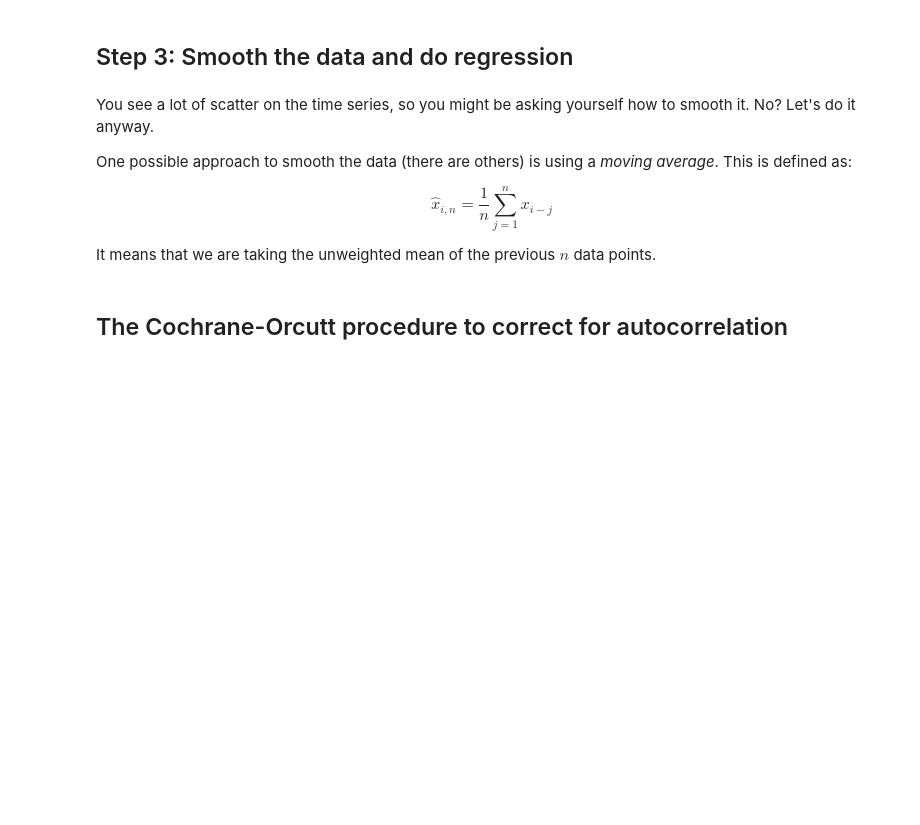
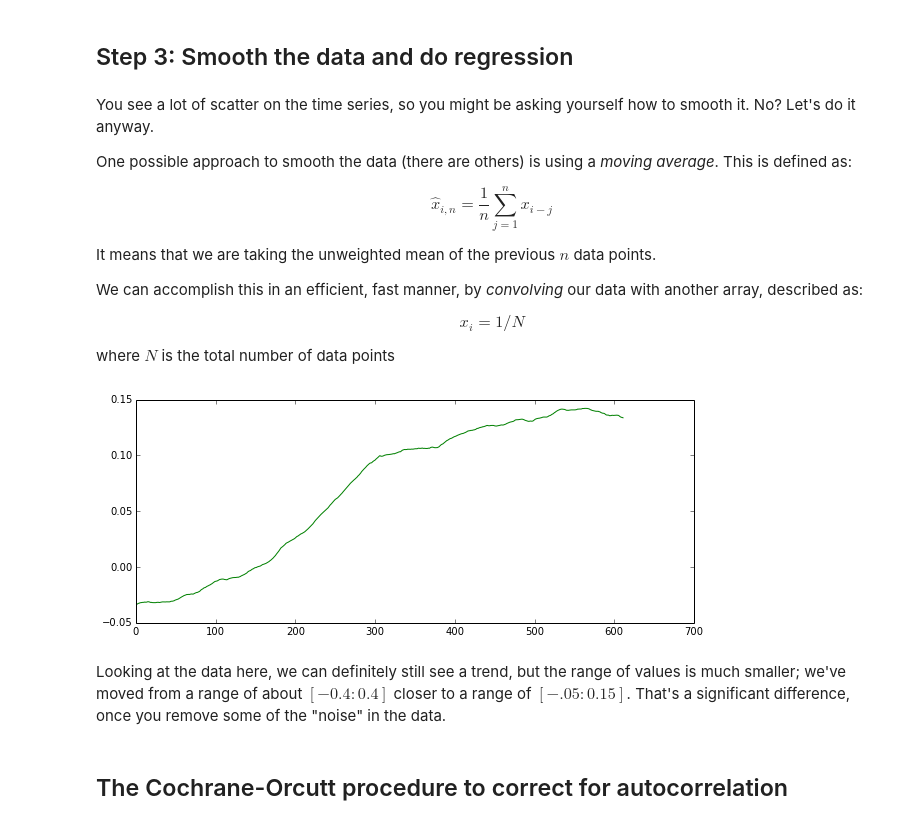
Before and after one commit to barbagroup/JITcode-MechE, a Jupyter notebook: lessons/01_Lesson01_ReadAndPlot.ipynb, the cells around one changed output. Cells and saved outputs as stored; diff of their text form; code cells hidden in the pictures; blank space fills up the shorter version.

```diff
--- a/lessons/01_Lesson01_ReadAndPlot.ipynb
+++ b/lessons/01_Lesson01_ReadAndPlot.ipynb
@@ -148,6 +156,22 @@ One possible approach to smooth the data (there are others) is using a *moving a
 $$\hat{x}_{i,n} = \frac{1}{n} \sum_{j=1}^{n} x_{i-j}$$
 
 It means that we are taking the unweighted mean of the previous $n$ data points.
+
+We can accomplish this in an efficient, fast manner, by *convolving* our data with another array, described as:
+
+$$x_i = 1/N$$
+
+where $N$ is the total number of data points
+# %%
+N = len(T[:,1])
+Conv = numpy.ones(N)/N
+smooth = numpy.convolve(T[:,1],Conv,'same')
+plt.figure(figsize=(10,4))
+plt.plot(smooth,'g');
+# %% [output]
+[figure, added]
+# %% [markdown]
+Looking at the data here, we can definitely still see a trend, but the range of values is much smaller; we've moved from a range of about $ [-0.4:0.4]$ closer to a range of $[-.05:0.15]$.  That's a significant difference, once you remove some of the "noise" in the data.
 # %% [markdown]
 ## The Cochrane-Orcutt procedure to correct for autocorrelation
 # %% [markdown]
```
Also changed, not shown: parts of 5 cells of this notebook.
